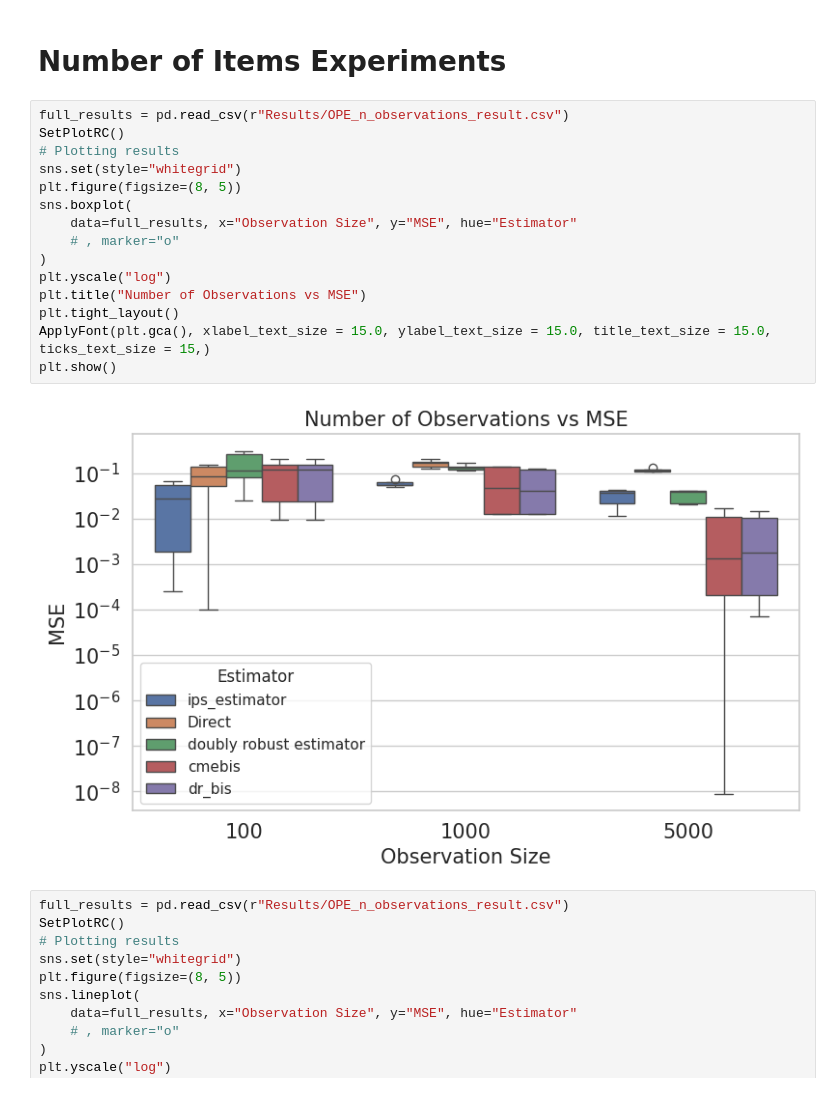
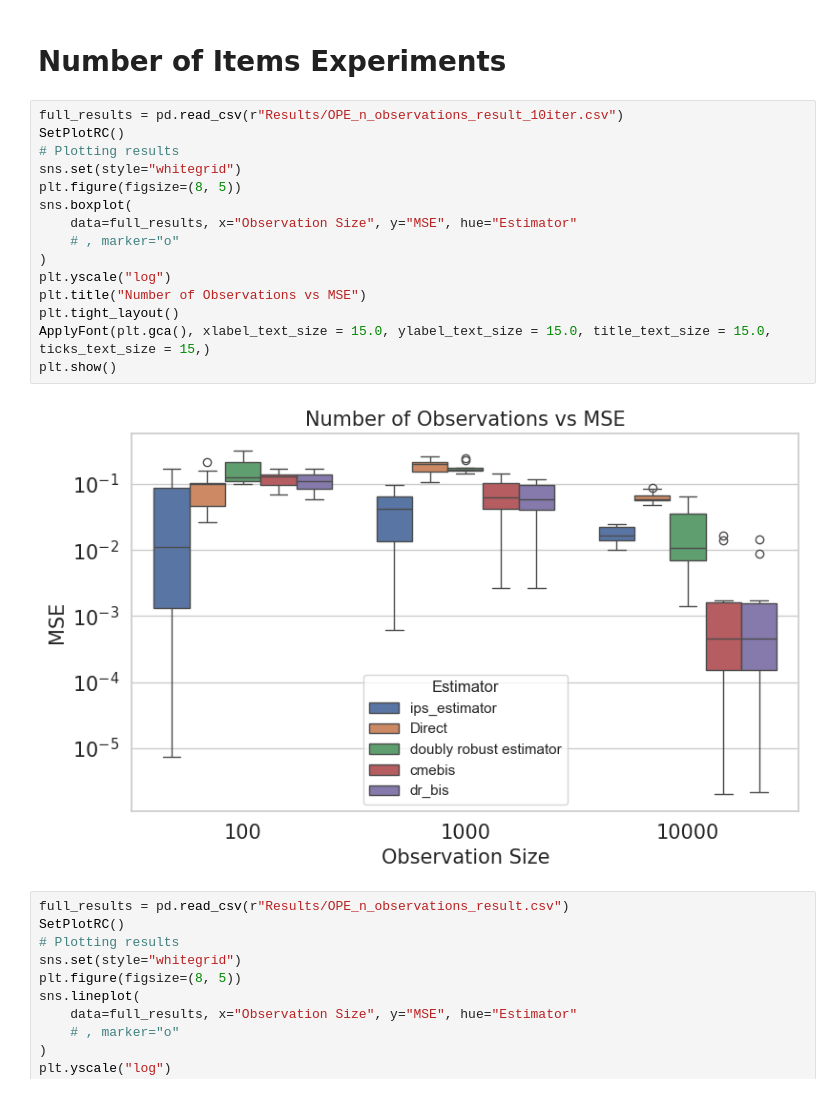
Before and after one commit to houssamzenati/counterfactual-policy-mean-embedding, a Jupyter notebook: src/policy_evaluation/Plot_Simulation_Results.ipynb, the cells around one changed output. Drawn from its saved outputs; the diff is of its cells as text.

```diff
--- a/src/policy_evaluation/Plot_Simulation_Results.ipynb
+++ b/src/policy_evaluation/Plot_Simulation_Results.ipynb
@@ -15,22 +15,22 @@ warnings.filterwarnings("ignore")
 # %% [markdown]
 # Number of Items Experiments
 # %%
-full_results = pd.read_csv(r"Results/OPE_n_observations_result.csv")
+full_results = pd.read_csv(r"Results/OPE_n_observations_result_10iter.csv")
 SetPlotRC()
 # Plotting results
 sns.set(style="whitegrid")
 plt.figure(figsize=(8, 5))
 sns.boxplot(
     data=full_results, x="Observation Size", y="MSE", hue="Estimator"
     # , marker="o"
 )
 plt.yscale("log")
 plt.title("Number of Observations vs MSE")
 plt.tight_layout()
 ApplyFont(plt.gca(), xlabel_text_size = 15.0, ylabel_text_size = 15.0, title_text_size = 15.0, ticks_text_size = 15,)
 plt.show()
 # %% [output]
-[figure, old version]
+[figure, new version]
 # %%
 full_results = pd.read_csv(r"Results/OPE_n_observations_result.csv")
 SetPlotRC()
```
Also changed, not shown: 3 other files.
